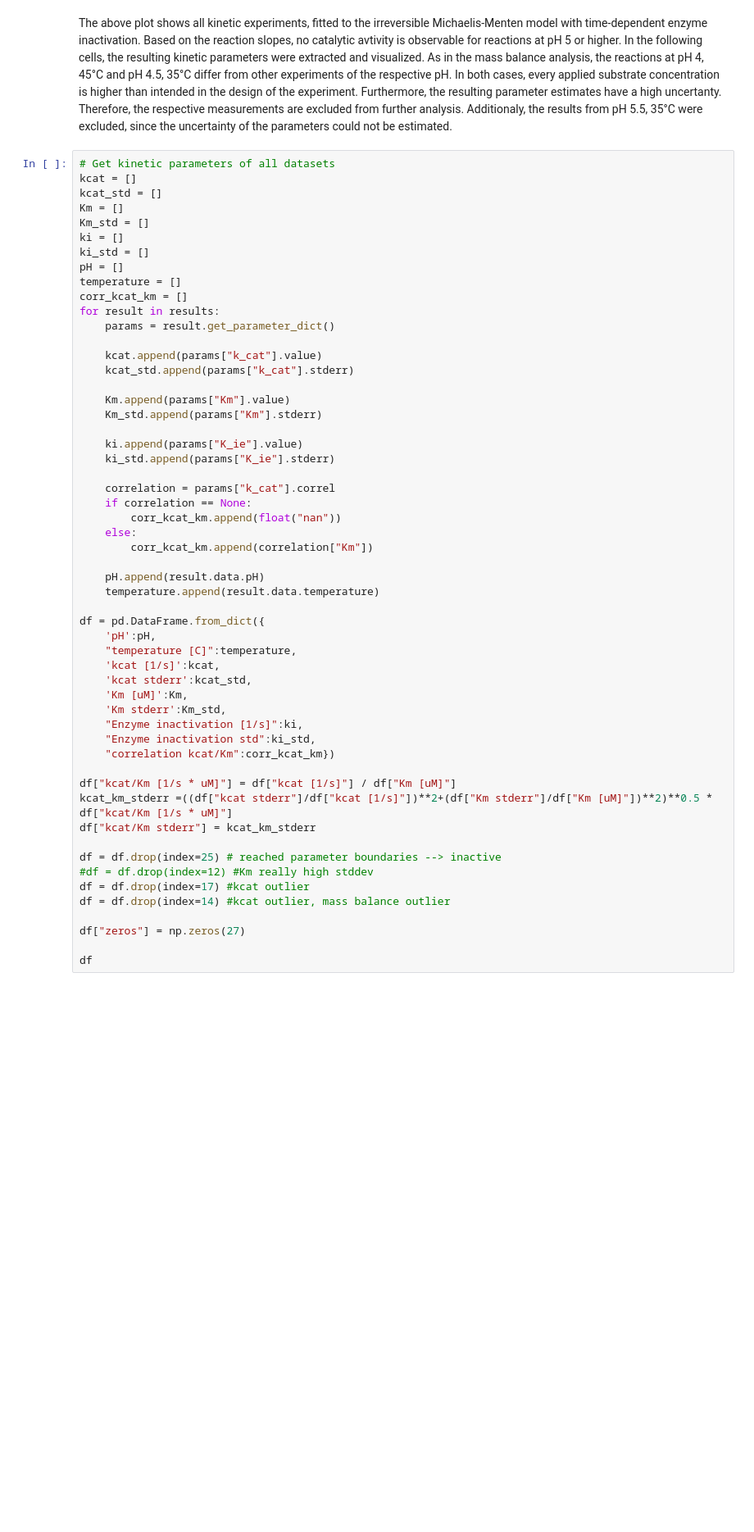
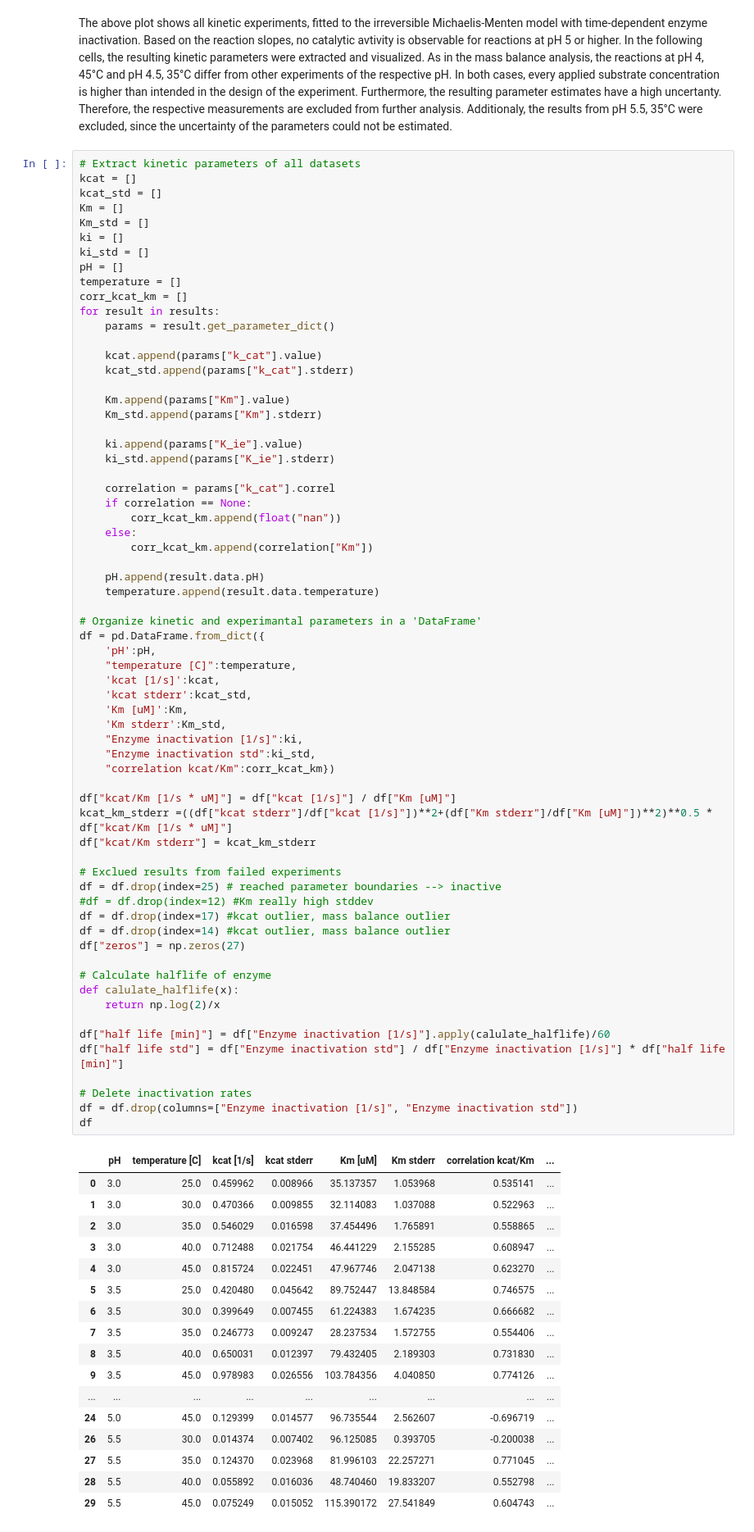
Before and after one commit to haeussma/masterthesis, a Jupyter notebook: _sources/scenarios/SLAC_kinetic_characterization.ipynb, the cells around one changed output. Shown at 82% size. Saved outputs shown, nothing was run; the diff lists cells and outputs as text; blank space fills up the shorter version.

```diff
--- a/_sources/scenarios/SLAC_kinetic_characterization.ipynb
+++ b/_sources/scenarios/SLAC_kinetic_characterization.ipynb
@@ -375,7 +367,7 @@ plt.tight_layout()
 The above plot shows all kinetic experiments, fitted to the irreversible Michaelis-Menten model with time-dependent enzyme inactivation. Based on the reaction slopes, no catalytic avtivity is observable for reactions at pH 5 or higher.
 In the following cells, the resulting kinetic parameters were extracted and visualized. As in the mass balance analysis, the reactions at pH 4, 45°C and pH 4.5, 35°C differ from other experiments of the respective pH. In both cases, every applied substrate concentration is higher than intended in the design of the experiment. Furthermore, the resulting parameter estimates have a high uncertanty. Therefore, the respective measurements are excluded from further analysis. Additionaly, the results from pH 5.5, 35°C were excluded, since the uncertainty of the parameters could not be estimated.
 # %%
-# Get kinetic parameters of all datasets
+# Extract kinetic parameters of all datasets
 kcat = []
 kcat_std = []
 Km = []
@@ -400,32 +392,60 @@ for result in results:
     correlation = params["k_cat"].correl
     if correlation == None:
         corr_kcat_km.append(float("nan"))
     else:
         corr_kcat_km.append(correlation["Km"])
 
     pH.append(result.data.pH)
     temperature.append(result.data.temperature)
 
+# Organize kinetic and experimantal parameters in a 'DataFrame'
 df = pd.DataFrame.from_dict({
     'pH':pH,
     "temperature [C]":temperature,
     'kcat [1/s]':kcat,
     'kcat stderr':kcat_std,
     'Km [uM]':Km,
     'Km stderr':Km_std,
     "Enzyme inactivation [1/s]":ki,
     "Enzyme inactivation std":ki_std,
     "correlation kcat/Km":corr_kcat_km})
 
 df["kcat/Km [1/s * uM]"] = df["kcat [1/s]"] / df["Km [uM]"]
 kcat_km_stderr =((df["kcat stderr"]/df["kcat [1/s]"])**2+(df["Km stderr"]/df["Km [uM]"])**2)**0.5 * df["kcat/Km [1/s * uM]"]
 df["kcat/Km stderr"] = kcat_km_stderr
 
+# Exclued results from failed experiments
 df = df.drop(index=25) # reached parameter boundaries --> inactive
 #df = df.drop(index=12) #Km really high stddev
-df = df.drop(index=17) #kcat outlier
+df = df.drop(index=17) #kcat outlier, mass balance outlier
 df = df.drop(index=14) #kcat outlier, mass balance outlier
-
 df["zeros"] = np.zeros(27)
 
+# Calculate halflife of enzyme
+def calulate_halflife(x):
+    return np.log(2)/x
+
+df["half life [min]"] = df["Enzyme inactivation [1/s]"].apply(calulate_halflife)/60
+df["half life std"] = df["Enzyme inactivation std"] / df["Enzyme inactivation [1/s]"] * df["half life [min]"]
+
+# Delete inactivation rates
+df = df.drop(columns=["Enzyme inactivation [1/s]", "Enzyme inactivation std"])
 df
+# %% [output]
+|  | pH | temperature [C] | kcat [1/s] | kcat stderr | Km [uM] | Km stderr | correlation kcat/Km | ... |
+| 0 | 3.0 | 25.0 | 0.459962 | 0.008966 | 35.137357 | 1.053968 | 0.535141 | ... |
+| 1 | 3.0 | 30.0 | 0.470366 | 0.009855 | 32.114083 | 1.037088 | 0.522963 | ... |
+| 2 | 3.0 | 35.0 | 0.546029 | 0.016598 | 37.454496 | 1.765891 | 0.558865 | ... |
+| 3 | 3.0 | 40.0 | 0.712488 | 0.021754 | 46.441229 | 2.155285 | 0.608947 | ... |
+| 4 | 3.0 | 45.0 | 0.815724 | 0.022451 | 47.967746 | 2.047138 | 0.623270 | ... |
+| 5 | 3.5 | 25.0 | 0.420480 | 0.045642 | 89.752447 | 13.848584 | 0.746575 | ... |
+| 6 | 3.5 | 30.0 | 0.399649 | 0.007455 | 61.224383 | 1.674235 | 0.666682 | ... |
+| 7 | 3.5 | 35.0 | 0.246773 | 0.009247 | 28.237534 | 1.572755 | 0.554406 | ... |
+| 8 | 3.5 | 40.0 | 0.650031 | 0.012397 | 79.432405 | 2.189303 | 0.731830 | ... |
+| 9 | 3.5 | 45.0 | 0.978983 | 0.026556 | 103.784356 | 4.040850 | 0.774126 | ... |
+| ... | ... | ... | ... | ... | ... | ... | ... | ... |
+| 24 | 5.0 | 45.0 | 0.129399 | 0.014577 | 96.735544 | 2.562607 | -0.696719 | ... |
+| 26 | 5.5 | 30.0 | 0.014374 | 0.007402 | 96.125085 | 0.393705 | -0.200038 | ... |
+| 27 | 5.5 | 35.0 | 0.124370 | 0.023968 | 81.996103 | 22.257271 | 0.771045 | ... |
+| 28 | 5.5 | 40.0 | 0.055892 | 0.016036 | 48.740460 | 19.833207 | 0.552798 | ... |
+| 29 | 5.5 | 45.0 | 0.075249 | 0.015052 | 115.390172 | 27.541849 | 0.604743 | ... |
```
Also changed, not shown: parts of 16 cells of this notebook, 13 other files.
